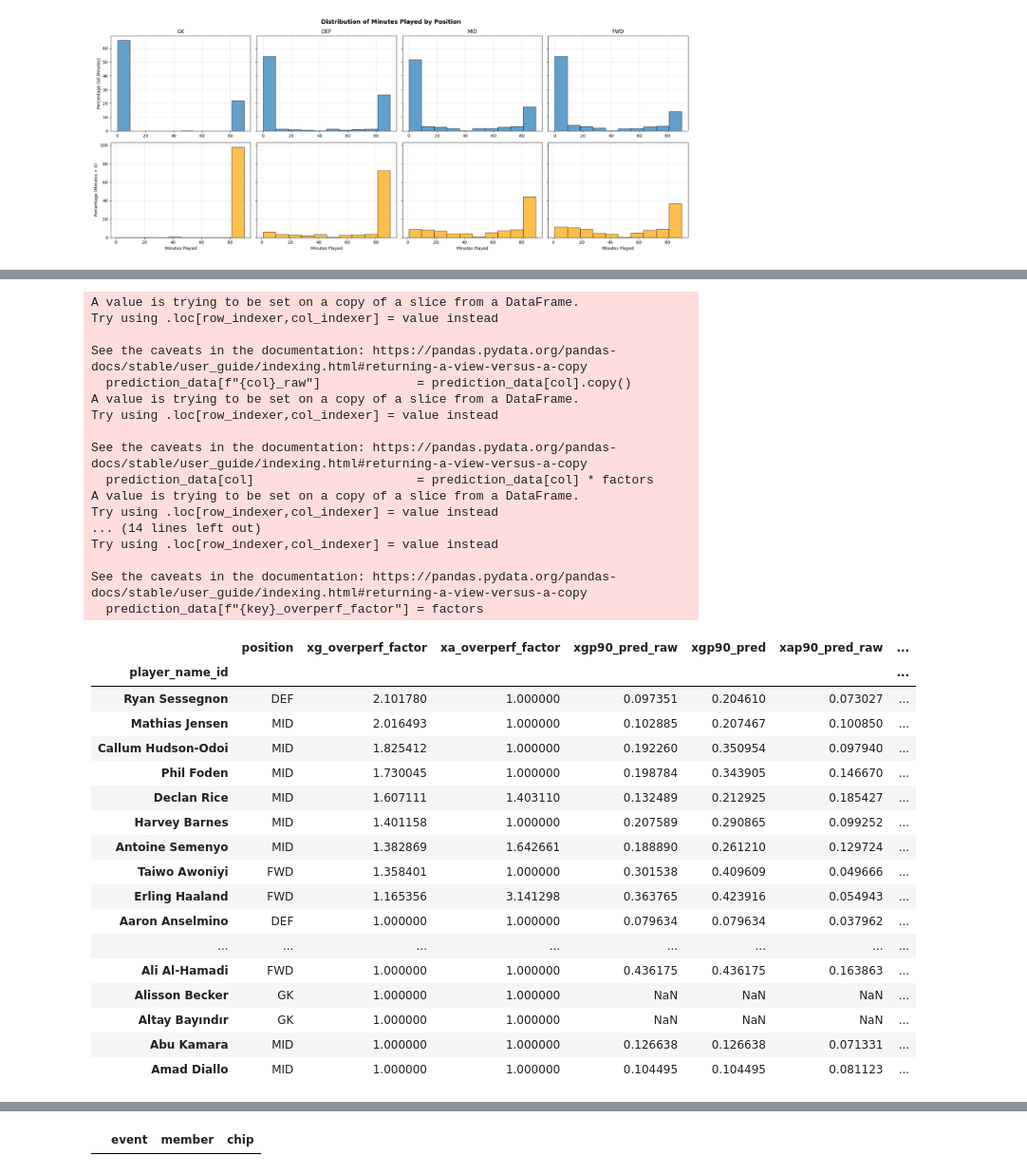
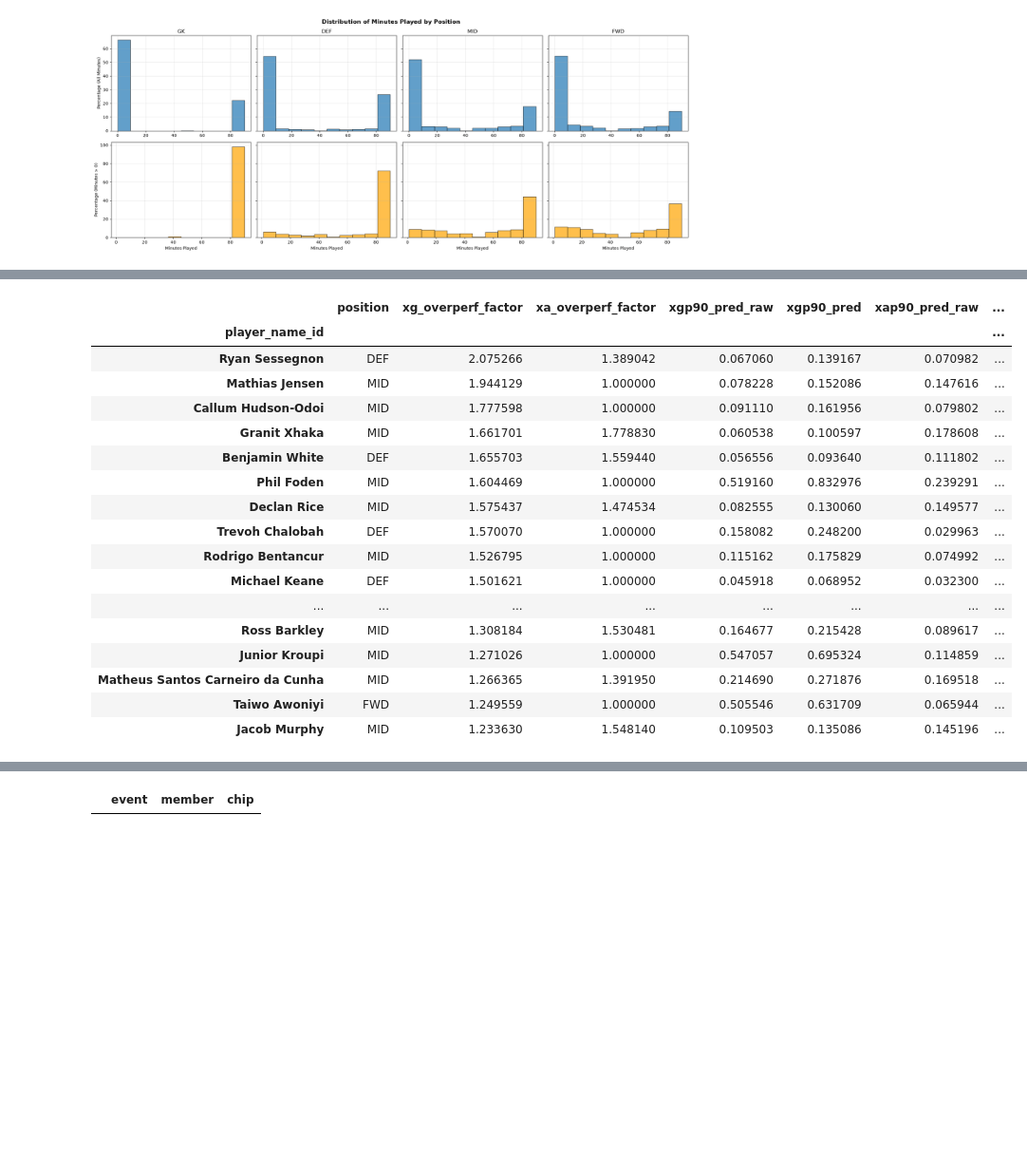
Before and after one commit to chrisimpacts/FPL-Points-Predictor, a Jupyter notebook: 2_FPL-Transform_Predict.ipynb, the cells around one changed output, grey strips where cells are left out. Shown at 95% size. Saved outputs shown, nothing was run; the diff lists cells and outputs as text; code cells hidden in the pictures; blank space fills up the shorter version.

```diff
--- a/2_FPL-Transform_Predict.ipynb
+++ b/2_FPL-Transform_Predict.ipynb
@@ -453,5 +427,5 @@ MAE: 0.2897
 # %%
-filtered = (df['minutes']>45)&(df['player_season_minutes_total']>100)#&(df['total_points']<15)
+filtered = (df['minutes']>45)&(df['player_season_minutes_total']>100)&(df['season'] >= 20222023.0)#&(df['total_points']<15)
 
 if __name__ == "__main__":
 
@@ -508,5 +482,5 @@ clean_sheets_elo_p90sq_3    0.009696
 # %%
-filtered = (df['minutes']>45)&(df['player_season_minutes_total']>100)#&(df['total_points']<15)
+filtered = (df['minutes']>45)&(df['player_season_minutes_total']>100)&(df['season'] >= 20222023.0)#&(df['total_points']<15)
 
 if __name__ == "__main__":
 
@@ -517,7 +491,7 @@ if __name__ == "__main__":
         positions={'FWD'},
         columns_to_drop = cbi_defcon_cols,
         param_grid=FWD_params_grid,
-        max_nan_pct=10)
+        max_nan_pct=50)
     FWD_xGC_predictor.fit()
     # FWD_xGC_predictor.plot_results()
 
@@ -528,7 +502,7 @@ if __name__ == "__main__":
         positions={'MID'},
         columns_to_drop = cbi_defcon_cols,
         param_grid=MID_params_grid,
-        max_nan_pct=10)
+        max_nan_pct=50)
     MID_xGC_predictor.fit()
     # MID_xGC_predictor.plot_results()
 
@@ -539,7 +513,7 @@ if __name__ == "__main__":
         positions={'DEF'},
         columns_to_drop = cbi_defcon_cols,
         param_grid=DEF_params_grid,
-        max_nan_pct=10)
+        max_nan_pct=50)
     DEF_xGC_predictor.fit()
     # DEF_xGC_predictor.plot_results()
 
@@ -549,7 +523,7 @@ if __name__ == "__main__":
         target='expected_goals_conceded_per90',
         positions={'GK'},
         columns_to_drop = cbi_defcon_cols,
-        max_nan_pct=10)
+        max_nan_pct=50)
     GK_xGC_predictor.fit()
     # GK_xGC_predictor.plot_results()
 # %% [output]
@@ -573,5 +547,5 @@ goals_conceded_elo_p90sq_10    0.011860
 # %%
-filtered = (df['minutes']>45)&(df['player_season_minutes_total']>100)#&(df['total_points']<15)
+filtered = (df['minutes']>45)&(df['player_season_minutes_total']>100)&(df['season'] >= 20222023.0)#&(df['total_points']<15)
 
 if __name__ == "__main__":
 
@@ -582,7 +556,7 @@ if __name__ == "__main__":
         positions={'FWD'},
         columns_to_drop = cbi_defcon_cols,
         param_grid=FWD_params_grid,
-        max_nan_pct=10)
+        max_nan_pct=50)
     FWD_bps_predictor.fit()
     # FWD_bps_predictor.plot_results()
 
@@ -593,7 +567,7 @@ if __name__ == "__main__":
         positions={'MID'},
         columns_to_drop = cbi_defcon_cols,
         param_grid=MID_params_grid,
-        max_nan_pct=10)
+        max_nan_pct=50)
     MID_bps_predictor.fit()
     # MID_bps_predictor.plot_results()
 
@@ -604,7 +578,7 @@ if __name__ == "__main__":
         positions={'DEF'},
         columns_to_drop = cbi_defcon_cols,
         param_grid=DEF_params_grid,
-        max_nan_pct=10)
+        max_nan_pct=50)
     DEF_bps_predictor.fit()
     # DEF_bps_predictor.plot_results()
 
@@ -614,7 +588,7 @@ if __name__ == "__main__":
         target='bps_per90',
         positions={'GK'},
         columns_to_drop = cbi_defcon_cols,
-        max_nan_pct=10)
+        max_nan_pct=50)
     GK_bps_predictor.fit()
     # GK_bps_predictor.plot_results()
 # %% [output]
@@ -1027,8 +937,8 @@ Overdispersion ratio (Var/Mean): 1.000
 ✅ Poisson assumption looks reasonable.
 # %%
 #Create the data which the prediction data should be added to
-prediction_data = df[(df['season']==current_season)
-                     &(df['event']>=current_gw+1)]
+prediction_data = playergw_transformed[(playergw_transformed['season']==current_season)
+                     &(playergw_transformed['event']>=current_gw+1)]
 # %%
 def predict_target_vectorized(df, model_dict, col_name):
     preds = []
@@ -1310,9 +1174,10 @@ overperf_adjustments = build_player_adjustments(
     stat_pairs=[
         ('goals_scored',  'expected_goals',   'xg'),
         ('assists',       'expected_assists',  'xa')],
-    taper_k_90s=15.0, # 15 90s needed for 50% credibility (50% observed & 50% prior(1))
-    only_if_significant=True, # only adjust if p < 0.05
+    taper_k_90s=20.0, # 20 90s needed for 50% credibility (50% observed & 50% prior(1))
+    only_if_significant=True, # only adjust if p < alpha
     min_xstat=2.0, # need ≥2 cumulative xG/xA to run test
+    alpha=0.2,
 )
 
 print(f"Computed adjustments for {len(overperf_adjustments)} players")
@@ -1346,38 +1211,21 @@ Next GW1 Top Players with Overperformance Factors:
-A value is trying to be set on a copy of a slice from a DataFrame.
-Try using .loc[row_indexer,col_indexer] = value instead
-
-See the caveats in the documentation: https://pandas.pydata.org/pandas-docs/stable/user_guide/indexing.html#returning-a-view-versus-a-copy
-  prediction_data[f"{col}_raw"]             = prediction_data[col].copy()
-A value is trying to be set on a copy of a slice from a DataFrame.
-Try using .loc[row_indexer,col_indexer] = value instead
-
-See the caveats in the documentation: https://pandas.pydata.org/pandas-docs/stable/user_guide/indexing.html#returning-a-view-versus-a-copy
-  prediction_data[col]                      = prediction_data[col] * factors
-A value is trying to be set on a copy of a slice from a DataFrame.
-Try using .loc[row_indexer,col_indexer] = value instead
-... (14 lines left out)
-Try using .loc[row_indexer,col_indexer] = value instead
-
-See the caveats in the documentation: https://pandas.pydata.org/pandas-docs/stable/user_guide/indexing.html#returning-a-view-versus-a-copy
-  prediction_data[f"{key}_overperf_factor"] = factors
 |  | position | xg_overperf_factor | xa_overperf_factor | xgp90_pred_raw | xgp90_pred | xap90_pred_raw | ... |
 | player_name_id |  |  |  |  |  |  | ... |
-| Ryan Sessegnon | DEF | 2.101780 | 1.000000 | 0.097351 | 0.204610 | 0.073027 | ... |
-| Mathias Jensen | MID | 2.016493 | 1.000000 | 0.102885 | 0.207467 | 0.100850 | ... |
-| Callum Hudson-Odoi | MID | 1.825412 | 1.000000 | 0.192260 | 0.350954 | 0.097940 | ... |
-| Phil Foden | MID | 1.730045 | 1.000000 | 0.198784 | 0.343905 | 0.146670 | ... |
-| Declan Rice | MID | 1.607111 | 1.403110 | 0.132489 | 0.212925 | 0.185427 | ... |
-| Harvey Barnes | MID | 1.401158 | 1.000000 | 0.207589 | 0.290865 | 0.099252 | ... |
-| Antoine Semenyo | MID | 1.382869 | 1.642661 | 0.188890 | 0.261210 | 0.129724 | ... |
-| Taiwo Awoniyi | FWD | 1.358401 | 1.000000 | 0.301538 | 0.409609 | 0.049666 | ... |
-| Erling Haaland | FWD | 1.165356 | 3.141298 | 0.363765 | 0.423916 | 0.054943 | ... |
-| Aaron Anselmino | DEF | 1.000000 | 1.000000 | 0.079634 | 0.079634 | 0.037962 | ... |
+| Ryan Sessegnon | DEF | 2.075266 | 1.389042 | 0.067060 | 0.139167 | 0.070982 | ... |
+| Mathias Jensen | MID | 1.944129 | 1.000000 | 0.078228 | 0.152086 | 0.147616 | ... |
+| Callum Hudson-Odoi | MID | 1.777598 | 1.000000 | 0.091110 | 0.161956 | 0.079802 | ... |
+| Granit Xhaka | MID | 1.661701 | 1.778830 | 0.060538 | 0.100597 | 0.178608 | ... |
+| Benjamin White | DEF | 1.655703 | 1.559440 | 0.056556 | 0.093640 | 0.111802 | ... |
+| Phil Foden | MID | 1.604469 | 1.000000 | 0.519160 | 0.832976 | 0.239291 | ... |
+| Declan Rice | MID | 1.575437 | 1.474534 | 0.082555 | 0.130060 | 0.149577 | ... |
+| Trevoh Chalobah | DEF | 1.570070 | 1.000000 | 0.158082 | 0.248200 | 0.029963 | ... |
+| Rodrigo Bentancur | MID | 1.526795 | 1.000000 | 0.115162 | 0.175829 | 0.074992 | ... |
+| Michael Keane | DEF | 1.501621 | 1.000000 | 0.045918 | 0.068952 | 0.032300 | ... |
 | ... | ... | ... | ... | ... | ... | ... | ... |
-| Ali Al-Hamadi | FWD | 1.000000 | 1.000000 | 0.436175 | 0.436175 | 0.163863 | ... |
-| Alisson Becker | GK | 1.000000 | 1.000000 | NaN | NaN | NaN | ... |
-| Altay Bayındır | GK | 1.000000 | 1.000000 | NaN | NaN | NaN | ... |
-| Abu Kamara | MID | 1.000000 | 1.000000 | 0.126638 | 0.126638 | 0.071331 | ... |
-| Amad Diallo | MID | 1.000000 | 1.000000 | 0.104495 | 0.104495 | 0.081123 | ... |
+| Ross Barkley | MID | 1.308184 | 1.530481 | 0.164677 | 0.215428 | 0.089617 | ... |
+| Junior Kroupi | MID | 1.271026 | 1.000000 | 0.547057 | 0.695324 | 0.114859 | ... |
+| Matheus Santos Carneiro da Cunha | MID | 1.266365 | 1.391950 | 0.214690 | 0.271876 | 0.169518 | ... |
+| Taiwo Awoniyi | FWD | 1.249559 | 1.000000 | 0.505546 | 0.631709 | 0.065944 | ... |
+| Jacob Murphy | MID | 1.233630 | 1.548140 | 0.109503 | 0.135086 | 0.145196 | ... |
 # %%
 import pandas as pd
 from scipy.stats import nbinom
```
Also changed, not shown: parts of 55 cells of this notebook, 17 other files.
